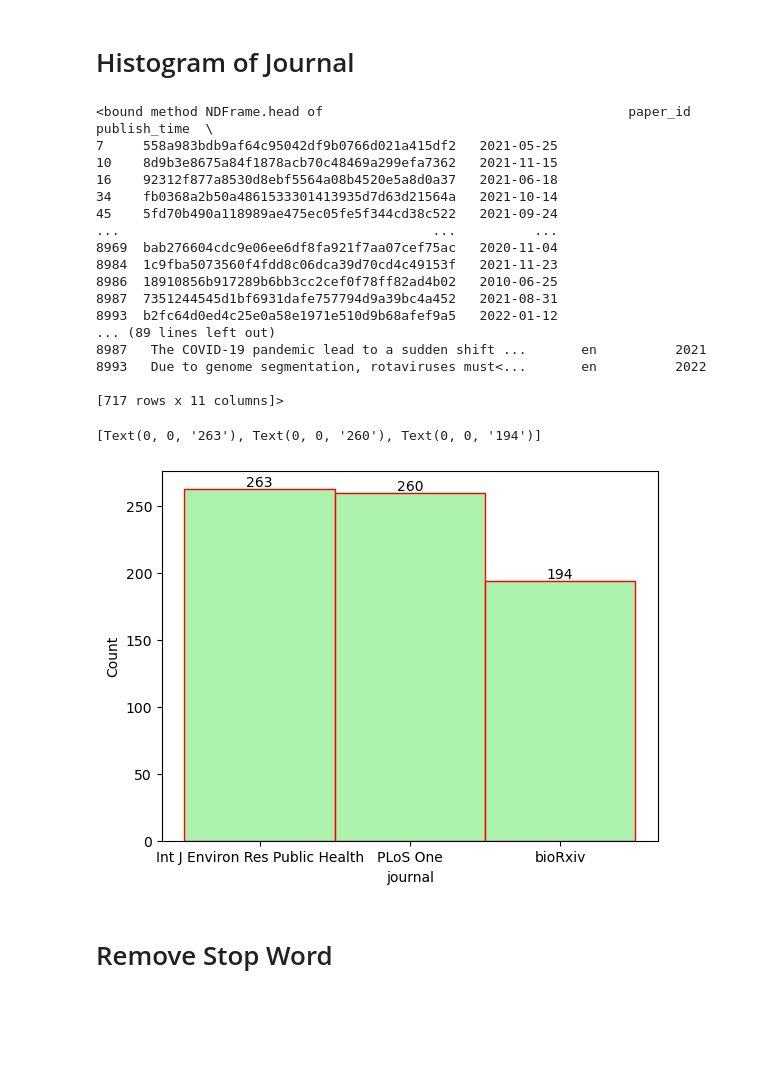
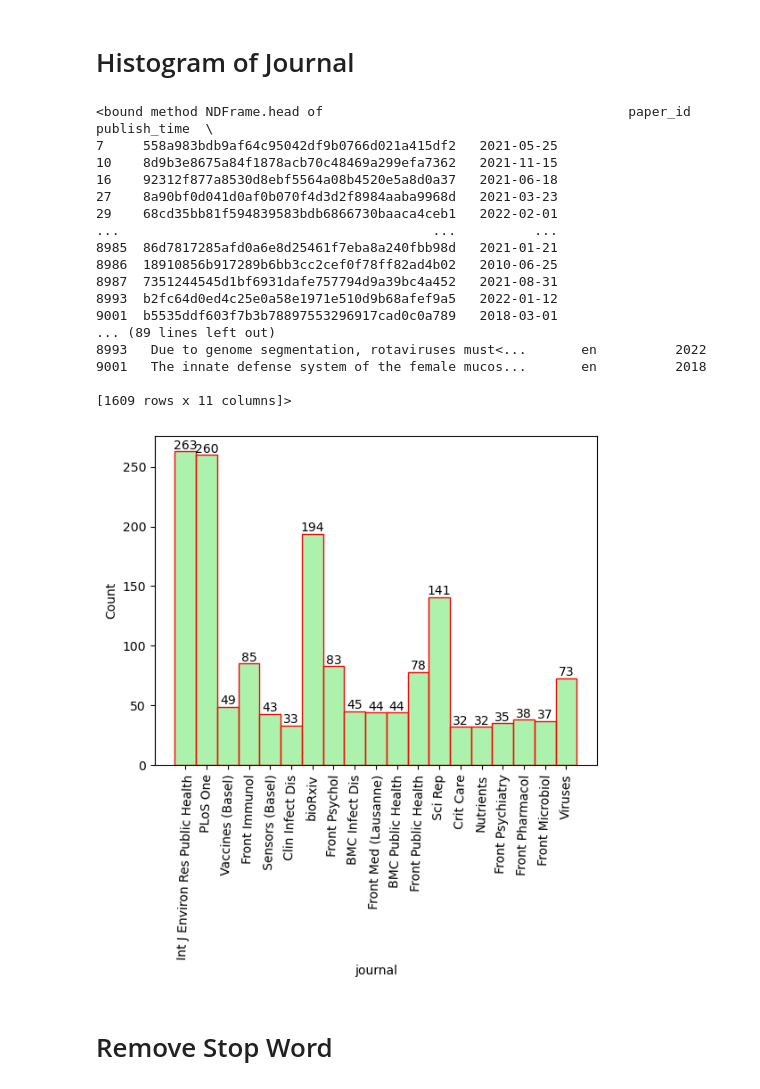
Before and after one commit to pywong-polyu/COMP5434-Big-Data-Computing, a Jupyter notebook: COMP5434_project sun.ipynb, the cells around one changed output. Drawn from its saved outputs; the diff is of its cells as text; code cells hidden in the pictures; blank space fills up the shorter version.

```diff
--- a/COMP5434_project sun.ipynb
+++ b/COMP5434_project sun.ipynb
@@ -377,32 +377,32 @@ ax.bar_label(ax.containers[0])
 # %% [markdown]
 # Histogram of Journal
 # %%
-a = df.groupby('journal').filter(lambda x: len(x) > 150)
+a = df.groupby('journal').filter(lambda x: len(x) > 30)
 a.head
 # %% [output]
 <bound method NDFrame.head of                                       paper_id publish_time  \
 7     558a983bdb9af64c95042df9b0766d021a415df2   2021-05-25
 10    8d9b3e8675a84f1878acb70c48469a299efa7362   2021-11-15
 16    92312f877a8530d8ebf5564a08b4520e5a8d0a37   2021-06-18
-34    fb0368a2b50a4861533301413935d7d63d21564a   2021-10-14
-45    5fd70b490a118989ae475ec05fe5f344cd38c522   2021-09-24
+27    8a90bf0d041d0af0b070f4d3d2f8984aaba9968d   2021-03-23
+29    68cd35bb81f594839583bdb6866730baaca4ceb1   2022-02-01
 ...                                        ...          ...
-8969  bab276604cdc9e06ee6df8fa921f7aa07cef75ac   2020-11-04
-8984  1c9fba5073560f4fdd8c06dca39d70cd4c49153f   2021-11-23
+8985  86d7817285afd0a6e8d25461f7eba8a240fbb98d   2021-01-21
 8986  18910856b917289b6bb3cc2cef0f78ff82ad4b02   2010-06-25
 8987  7351244545d1bf6931dafe757794d9a39bc4a452   2021-08-31
 8993  b2fc64d0ed4c25e0a58e1971e510d9b68afef9a5   2022-01-12
+9001  b5535ddf603f7b3b78897553296917cad0c0a789   2018-03-01
 ... (89 lines left out)
-8987   The COVID-19 pandemic lead to a sudden shift ...       en          2021
 8993   Due to genome segmentation, rotaviruses must<...       en          2022
+9001   The innate defense system of the female mucos...       en          2018
 
-[717 rows x 11 columns]>
+[1609 rows x 11 columns]>
 # %%
 bx = sns.histplot(a['journal'], color='lightgreen', edgecolor='red')
 bx.bar_label(bx.containers[0])
+bx.tick_params(axis='x', rotation=88)
 # %% [output]
-[Text(0, 0, '263'), Text(0, 0, '260'), Text(0, 0, '194')]
-[figure, old version]
+[figure, new version]
 # %% [markdown]
 # Remove Stop Word
 # %%
```
Also changed, not shown: parts of 9 cells of this notebook.
